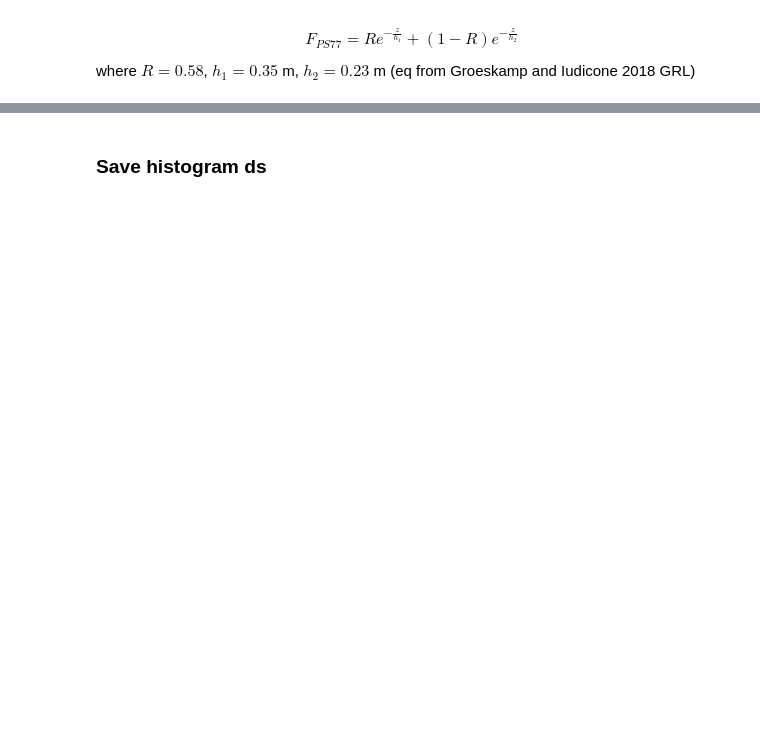
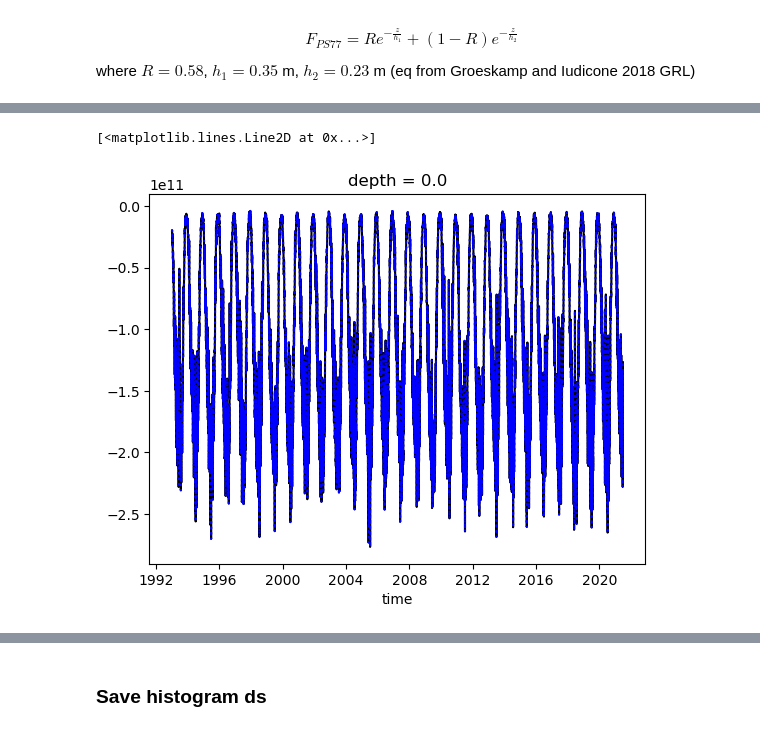
Before and after one commit to shanicetbailey/MHW-gfdl, a Jupyter notebook: 06-wmt-budget.ipynb, the cells around one changed output, grey strips where cells are left out. Drawn from its saved outputs; the diff is of its cells as text; code cells hidden in the pictures; blank space fills up the shorter version.

```diff
--- a/06-wmt-budget.ipynb
+++ b/06-wmt-budget.ipynb
@@ -611,5 +517,5 @@ dVdt32.to_netcdf('/work5/stb/MHW-gfdl/budget-terms/dVdt32_hist_method.nc')
 # %%
-ds_full_e = generate_grid_ds(era, {'X':'longitude', 'Y':'latitude'})
+ds_full_e = generate_grid_ds(heat_fluxes, {'X':'longitude', 'Y':'latitude'})
 #ds_full_m = generate_grid_ds(merra, {'X':'lon', 'Y':'lat'})
 
 grid_e = xgcm.Grid(ds_full_e, periodic='X')
@@ -670,8 +600,7 @@ Cp = heat_capacity_cp = 3.994e3 #J/kg/˚C
 rho = 1027 #kg/m^3 #according to Harte Research Institute(https://www.harteresearch.org/sites/default/files/inline-files/3.pdf)
 
 #(W/m^2) x 1/Cp x 1/rho x area
-era_weighted = (era.isel(longitude=slice(None, -1), latitude=slice(None, -1)) *
-                area_e.isel(longitude=slice(None, -1), latitude=slice(None, -1)) * (1/Cp) * (1/rho)) #˚C m^3/s
+era_weighted = (heat_fluxes * area_e * (1/Cp) * (1/rho)) #˚C m^3/s
 #merra_weighted = (merra.isel(lon=slice(None, -1), lat=slice(None, -1)) *
                  # area_m.isel(lon=slice(None, -1), lat=slice(None, -1)) * (1/Cp) * (1/rho)) #˚C m^3/s
 # %% [markdown]
@@ -685,25 +628,19 @@ glorys.depth.values
 R = 0.68
 h1 = 1.2 #m
 h2 = 28 #m
-z_values = np.array([0, 5.0576001e-01, 1.5558553e+00, 2.6676817e+00, 3.8562799e+00,
-       5.1403613e+00, 6.5430336e+00, 8.0925188e+00, 9.8227501e+00,
-       1.1773680e+01, 1.3991038e+01, 1.6525322e+01, 1.9429802e+01,
-       2.2757616e+01, 2.6558300e+01, 3.0874561e+01, 3.5740204e+01,
-       4.1180023e+01, 4.7211895e+01, 5.3850636e+01, 6.1112839e+01,
-       6.9021683e+01, 7.7611160e+01, 8.6929428e+01, 9.7041313e+01,
-       1.0803028e+02, 1.2000000e+02, 1.3307582e+02, 1.4740625e+02,
-       1.6316446e+02, 1.8054993e+02, 1.9978996e+02, 2.2114117e+02,
-       2.4489062e+02, 2.7135638e+02, 3.0088751e+02, 3.3386282e+02,
-       3.7068848e+02, 4.1179385e+02, 4.5762561e+02, 5.0863989e+02,
-       5.6529230e+02, 6.2802600e+02, 6.9725867e+02, 7.7336829e+02,
-       8.5667896e+02, 9.4744788e+02, 1.0458542e+03, 1.1519912e+03,
-       1.2658615e+03, 1.3873770e+03, 1.5163636e+03, 1.6525685e+03,
-       1.7956708e+03, 1.9452955e+03, 2.1010266e+03, 2.2624216e+03,
-       2.4290251e+03, 2.6003804e+03, 2.7760393e+03, 2.9555703e+03,
-       3.1385649e+03, 3.3246409e+03, 3.5134456e+03, 3.7046567e+03,
-       3.8979819e+03, 4.0931587e+03, 4.2899526e+03, 4.4881548e+03,
-       4.6875811e+03, 4.8880698e+03, 5.0894785e+03, 5.2916831e+03,
-       5.4945752e+03, 5.6980605e+03, 5.9020576e+03])
+z_values = np.array([0, 4.940250e-01, 1.541375e+00, 2.645669e+00, 3.819495e+00,
+       5.078224e+00, 6.440614e+00, 7.929560e+00, 9.572997e+00,
+       1.140500e+01, 1.346714e+01, 1.581007e+01, 1.849556e+01,
+       2.159882e+01, 2.521141e+01, 2.944473e+01, 3.443415e+01,
+       4.034405e+01, 4.737369e+01, 5.576429e+01, 6.580727e+01,
+       7.785385e+01, 9.232607e+01, 1.097293e+02, 1.306660e+02,
+       1.558507e+02, 1.861256e+02, 2.224752e+02, 2.660403e+02,
+       3.181274e+02, 3.802130e+02, 4.539377e+02, 5.410889e+02,
+       6.435668e+02, 7.633331e+02, 9.023393e+02, 1.062440e+03,
+       1.245291e+03, 1.452251e+03, 1.684284e+03, 1.941893e+03,
+       2.225078e+03, 2.533336e+03, 2.865703e+03, 3.220820e+03,
+       3.597032e+03, 3.992484e+03, 4.405224e+03, 4.833291e+03,
+       5.274784e+03])
 z = xr.DataArray(data=z_values, dims={'depth'}, coords={'depth':z_values})
 F_ps77 = R * np.exp(-z/h1) + (1-R) * np.exp(-z/h2)
 
@@ -726,6 +665,9 @@ plt.tight_layout();
 # %%
 era_weighted.ssr.sum(['latitude', 'longitude']).plot(color='k')
-ssr_z.sum(['latitude', 'longitude']).isel(depth=0).plot(color='blue', linestyle='--')
+ssr_z.sum(['latitude', 'longitude']).isel(depth=0).plot(color='blue', linestyle='dotted')
+# %% [output]
+[<matplotlib.lines.Line2D at 0x...>]
+[figure, added]
 # %%
 dFlx = ssr_z.diff(dim='depth')
 dz = z.diff(dim='depth')
```
Also changed, not shown: parts of 32 cells of this notebook.
